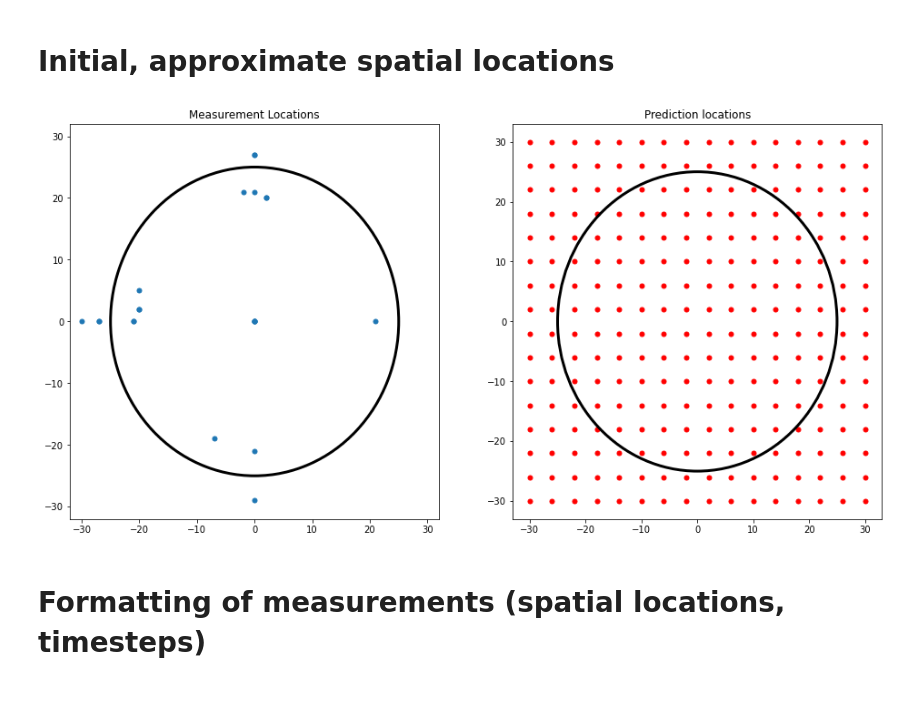
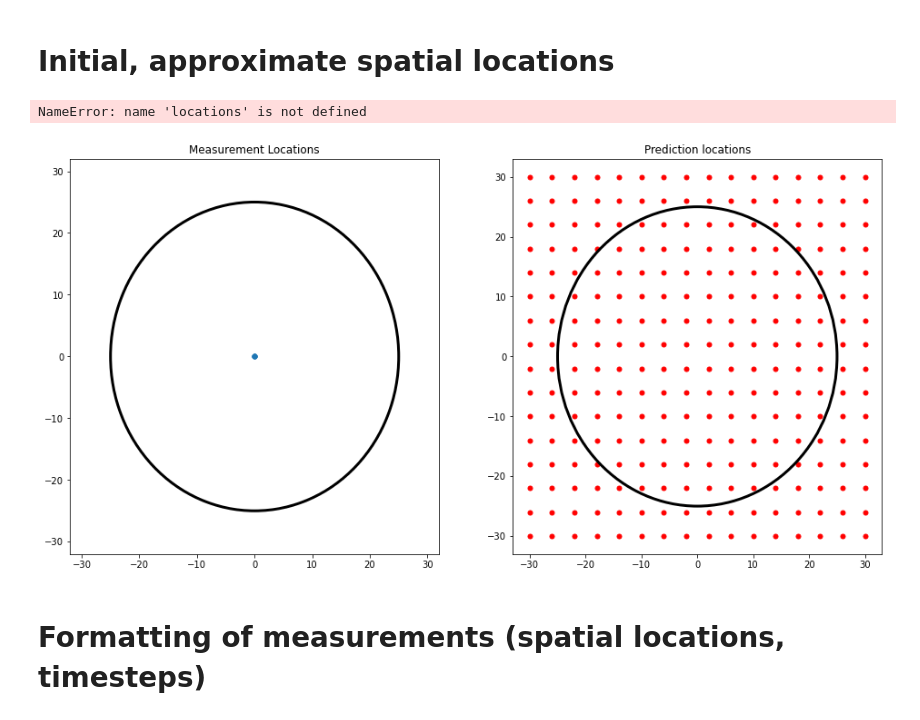
Before and after one commit to larsmmo/Master, a Jupyter notebook: gaussianProcess/GPKF/train.ipynb, the cells around one changed output. Drawn from its saved outputs; the diff is of its cells as text; code cells hidden in the pictures.

```diff
--- a/gaussianProcess/GPKF/train.ipynb
+++ b/gaussianProcess/GPKF/train.ipynb
@@ -49,8 +49,13 @@ plot_gpkf(params.data['TimeInstants'], [], [], posteriorMean[0, :], posteriorCov
 "\nplot_gpkf_space_time(params, F, posteriorMean, posteriorCov, predictedMean, predictedCov, 1000, 7)\nplt.savefig('test'+'.png')\nsamples = np.random.multivariate_normal(posteriorMean[0,:].ravel(), p ...
 # %% [markdown]
 # Initial, approximate spatial locations
+# %%
+locations.values
+# %% [output]
+NameError: name 'locations' is not defined
 # %%
-df_do = df[[col for col in df.columns if 'DO' in col]]
+#df_do = df[[col for col in df.columns if 'DO' in col]]
+df_do = df[['Pos1m3DO', 'Pos1m6DO', 'Pos1m9DO', 'Pos1m12DO']]
 locations = df_do.iloc[0]
 locations = locations.astype('object')
 center = 0
@@ -91,34 +96,36 @@ for col in locations.index:
 locations_values = np.stack(locations.values)
 scaler = preprocessing.StandardScaler().fit(locations_values)
 locations_values = scaler.transform(locations_values)
 
+# Create and prediction locations
 pred_shape = 16
 xx, yy, zz = np.meshgrid(np.arange(-30,31,4), 3, np.arange(-30,31,4))
 #xx, yy, zz = np.meshgrid(30, np.arange(1,14,1), 30)
 #xx, yy, zz = np.meshgrid(center, 3, np.arange(0,60,1))
 locations_pred = np.column_stack([xx.flatten(), yy.flatten(), zz.flatten()])
 
+# Plot measurement/prediction locations
 fig = plt.figure(figsize = (16,8))
 ax1 = fig.add_subplot(121)
 
 locs = np.vstack(locations.values)
 ax1.scatter(locs[:,0], locs[:,2], s = 25)
 
 cage_circle=plt.Circle((center, center),25,color='black', fill=False, linewidth = 3)
 plt.gcf().gca().add_artist(cage_circle)
 plt.xlim(-32, 32)
 plt.ylim(-32, 32)
 plt.title("Measurement Locations")
 ax2 = fig.add_subplot(122)
 locs = np.vstack(locations_pred)
 #ax1.scatter(locs[:,0], locs[:,2], s = 25, color = 'r')
 ax2.scatter(locs[:,0], locs[:,2], s = 25, color = 'r')
 cage_circle2=plt.Circle((center, center),25,color='black', fill=False, linewidth = 3)
 plt.gcf().gca().add_artist(cage_circle2)
 plt.title("Prediction locations")
 locations_pred = scaler.transform(locations_pred)
 # %% [output]
-[figure, old version]
+[figure, new version]
 # %%
 X_train, X_test, y_train, y_test = train_test_split(df_do.index.values, df_do.values, test_size=0.25, shuffle= False)
 # %% [markdown]
```
Also changed, not shown: parts of 14 cells of this notebook, 11 other files.
